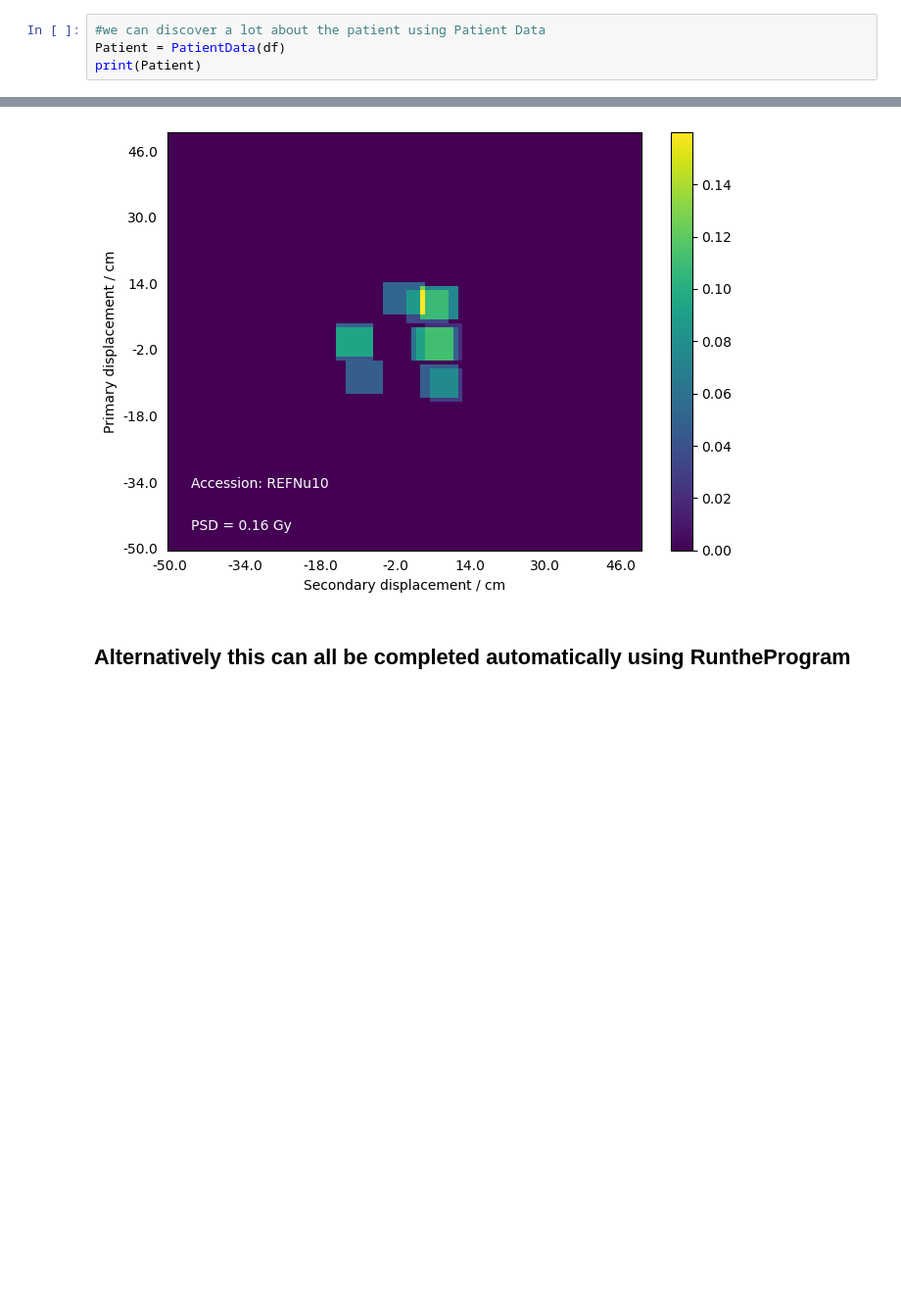
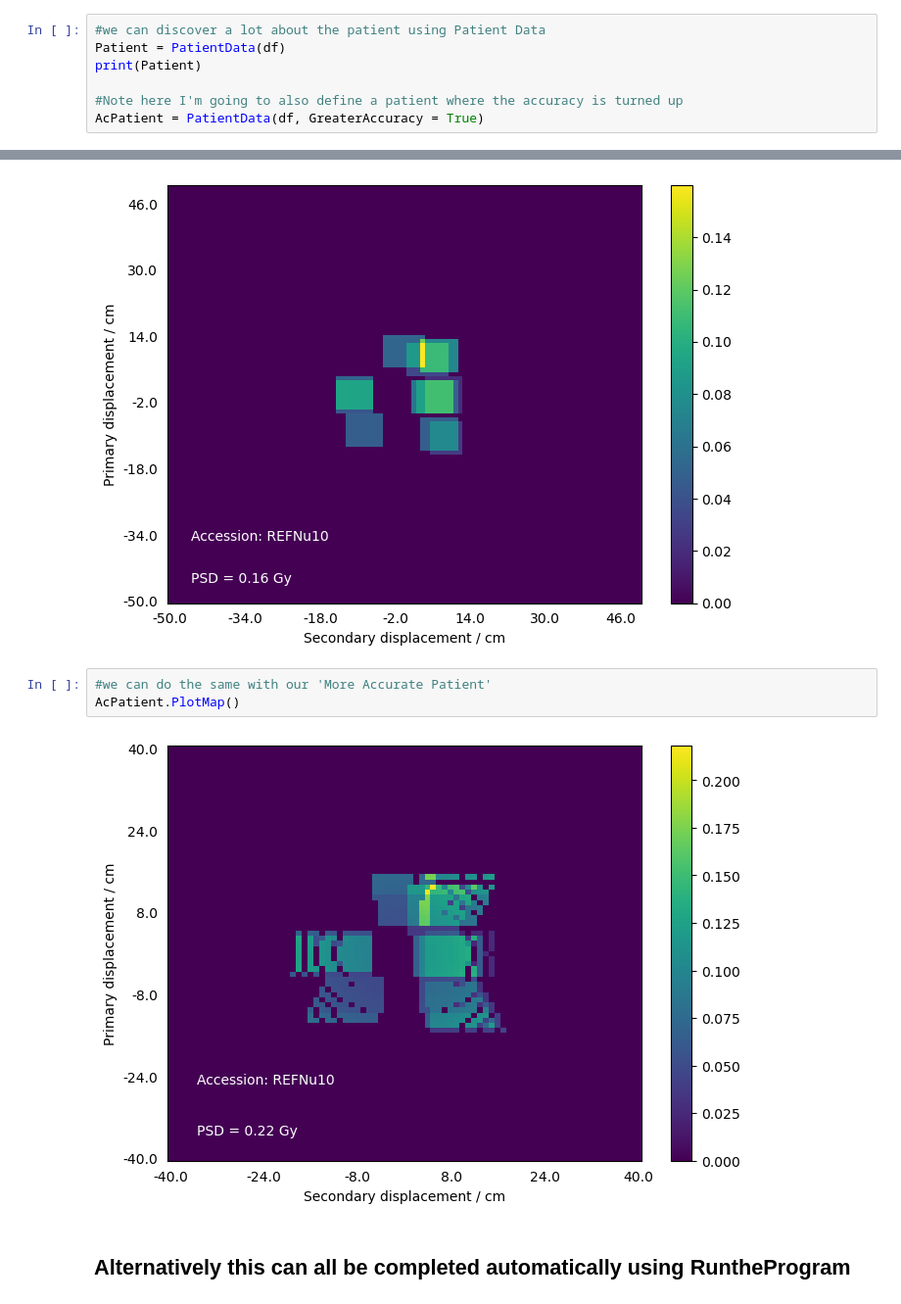
Before and after one commit to WilsoncwRCH/IRSkinDose, a Jupyter notebook: Example walkthrough.ipynb, the cells around one changed output, grey strips where cells are left out. Shown: that part at 98% size. Cells and saved outputs as stored; diff of their text form; blank space fills up the shorter version.

Commit message:
Added a more accurate method for dose calculation

```diff
--- a/Example walkthrough.ipynb
+++ b/Example walkthrough.ipynb
@@ -78,6 +78,9 @@ df = sourcedata.loc[sourcedata['Accession number'].isin(AccessionNumber)]
 #we can discover a lot about the patient using Patient Data
 Patient = PatientData(df)
 print(Patient)
+
+#Note here I'm going to also define a patient where the accuracy is turned up
+AcPatient = PatientData(df, GreaterAccuracy = True)
 # %% [output]
 Patient REFNu10 recieved a peak skin dose of 0.16 Gy
 # %%
@@ -96,6 +99,11 @@ and of sex M
 Patient.PlotMap()
 # %% [output]
 [figure]
+# %%
+#we can do the same with our 'More Accurate Patient'
+AcPatient.PlotMap()
+# %% [output]
+[figure, added]
 # %% [markdown]
 ## Alternatively this can all be completed automatically using RuntheProgram
 # %%
```
Also changed, not shown: parts of 1 cell of this notebook, 1 other file.
